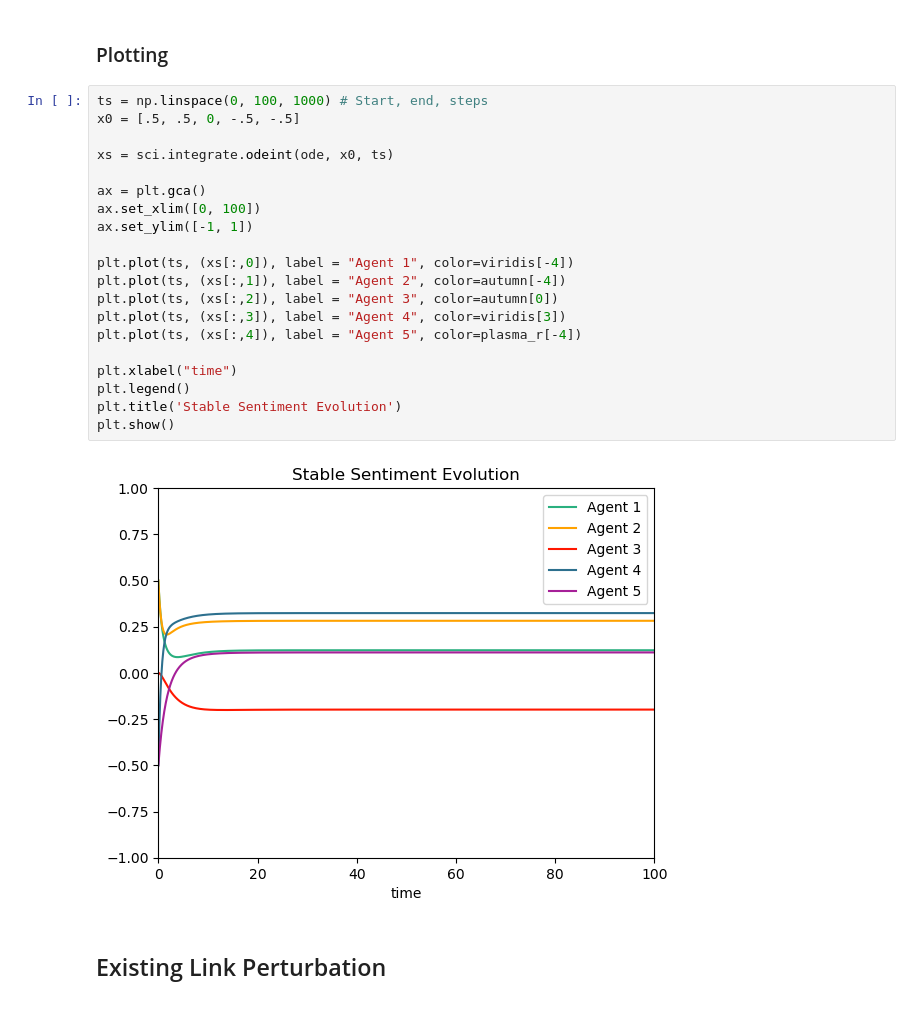
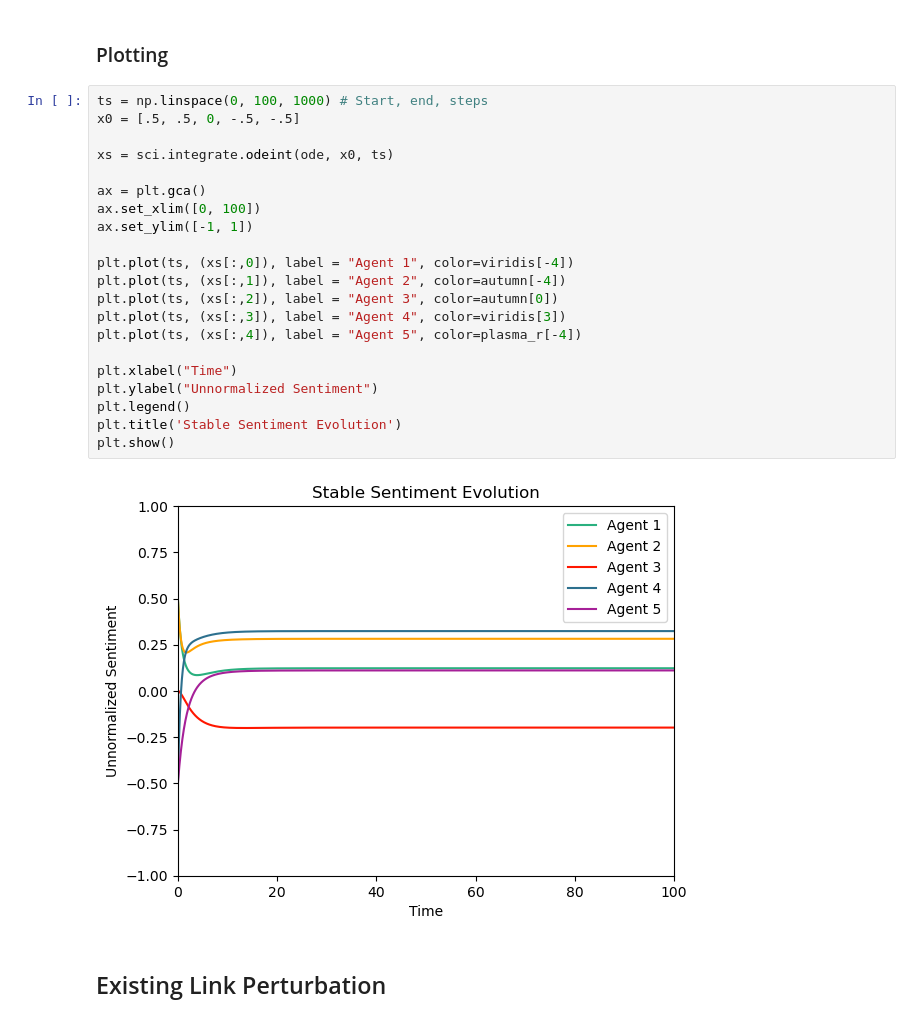
Before and after one commit to lane-rogers/Social_Network_Destabilization, a Jupyter notebook: taylor-sentiment-sims.ipynb, the cells around one changed output. Drawn from its saved outputs; the diff is of its cells as text.

```diff
--- a/taylor-sentiment-sims.ipynb
+++ b/taylor-sentiment-sims.ipynb
@@ -539,25 +533,26 @@ ode(xe, 1) # Should be 0 vector
 # %%
 ts = np.linspace(0, 100, 1000) # Start, end, steps
 x0 = [.5, .5, 0, -.5, -.5]
 
 xs = sci.integrate.odeint(ode, x0, ts)
 
 ax = plt.gca()
 ax.set_xlim([0, 100])
 ax.set_ylim([-1, 1])
 
 plt.plot(ts, (xs[:,0]), label = "Agent 1", color=viridis[-4])
 plt.plot(ts, (xs[:,1]), label = "Agent 2", color=autumn[-4])
 plt.plot(ts, (xs[:,2]), label = "Agent 3", color=autumn[0])
 plt.plot(ts, (xs[:,3]), label = "Agent 4", color=viridis[3])
 plt.plot(ts, (xs[:,4]), label = "Agent 5", color=plasma_r[-4])
 
-plt.xlabel("time")
+plt.xlabel("Time")
+plt.ylabel("Unnormalized Sentiment")
 plt.legend()
 plt.title('Stable Sentiment Evolution')
 plt.show()
 # %% [output]
-[figure, old version]
+[figure, new version]
 # %% [markdown]
 ## Existing Link Perturbation
 # %% [markdown]
```
Also changed, not shown: parts of 14 cells of this notebook.
